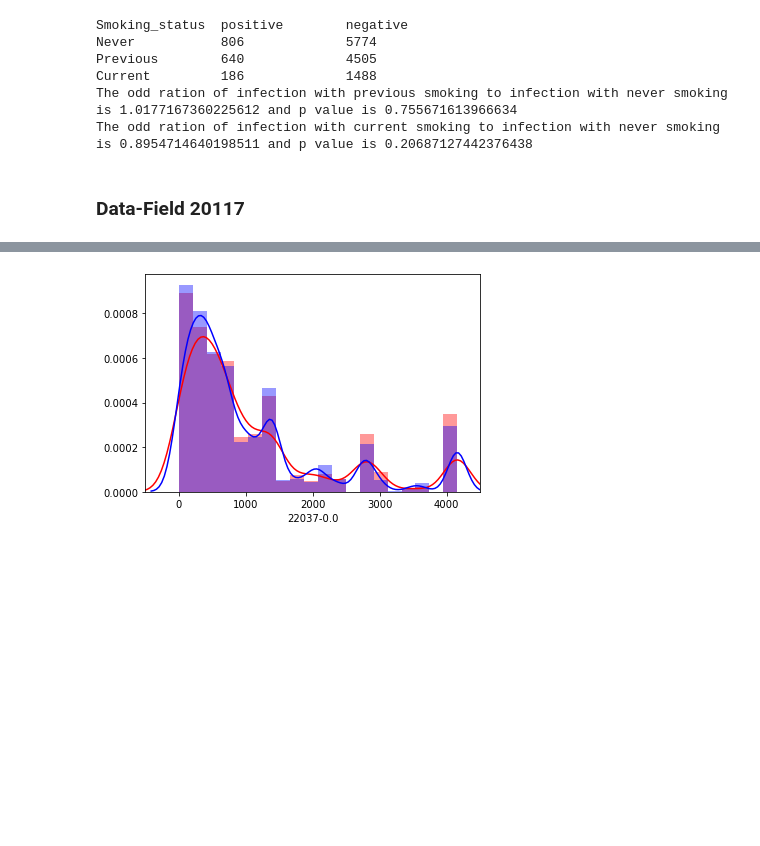
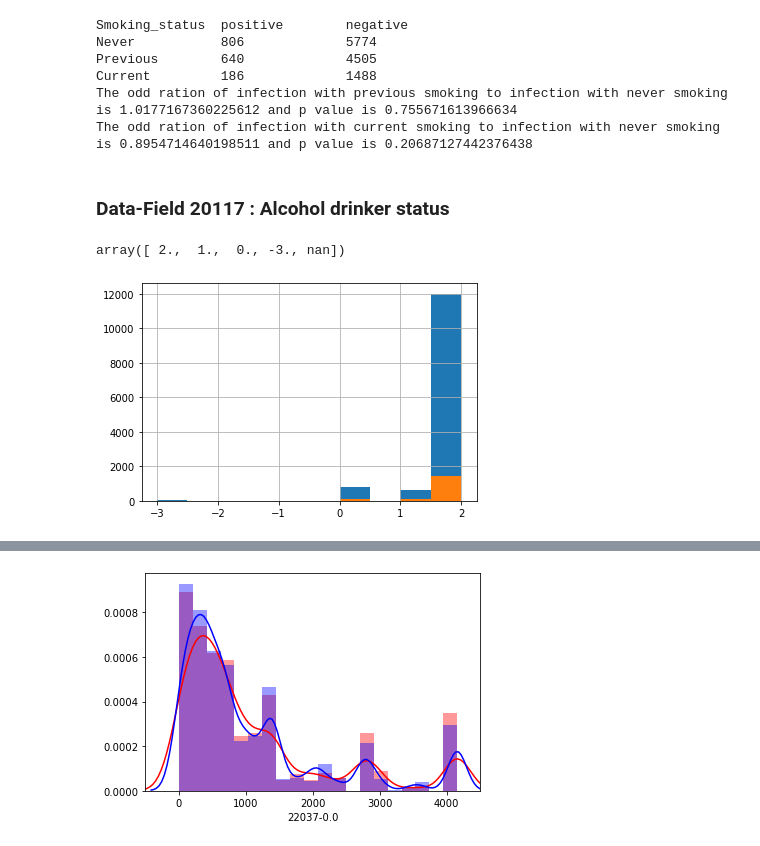
Before and after one commit to JunWeiLUC/NSinternship, a Jupyter notebook: Covid_information.ipynb, the cells around one changed output, grey strips where cells are left out. Drawn from its saved outputs; the diff is of its cells as text; code cells hidden in the pictures; blank space fills up the shorter version.

```diff
--- a/Covid_information.ipynb
+++ b/Covid_information.ipynb
@@ -381,6 +381,14 @@ Current         186             1488
 The odd ration of infection with previous smoking to infection with never smoking is 1.0177167360225612 and p value is 0.755671613966634
 The odd ration of infection with current smoking to infection with never smoking is 0.8954714640198511 and p value is 0.20687127442376438
 # %% [markdown]
-### Data-Field 20117
+### Data-Field 20117 : Alcohol drinker status
 # %%
 #drinking status, using first survey value
+data['20117-0.0'].unique()
+# %% [output]
+array([ 2.,  1.,  0., -3., nan])
+# %%
+smoking_all=data['20117-0.0'].hist()
+smoking_positive=data['20117-0.0'][data['eid'].isin(eid_positive)].hist()
+# %% [output]
+[figure, added]
```
Also changed, not shown: parts of 14 cells of this notebook, 1 other file.
